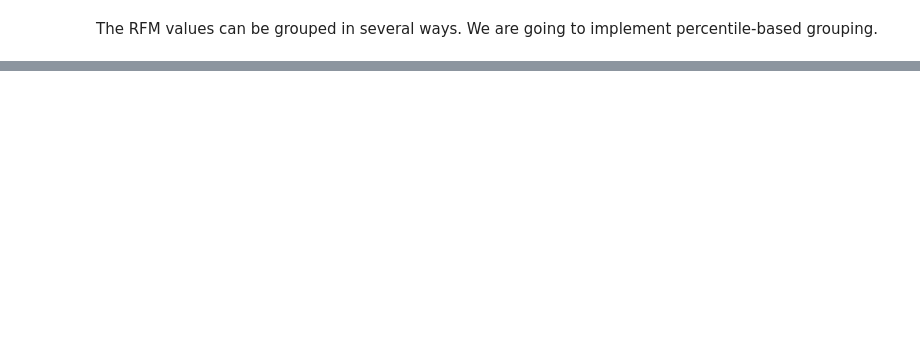
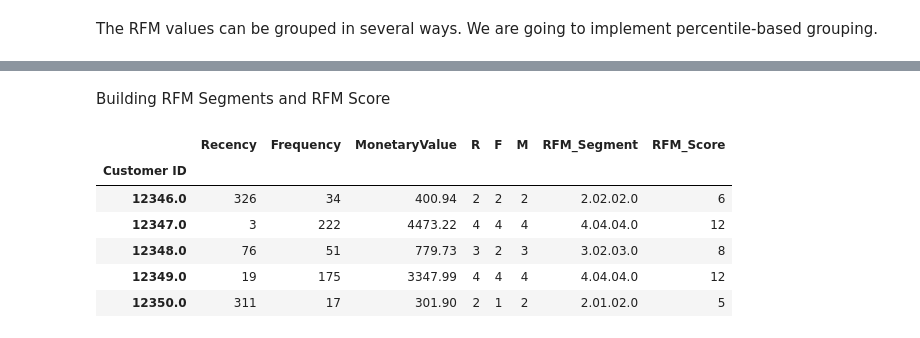
Before and after one commit to walethewave/Advanced-Retail-Analytics-Suite-Customer-Segmentation-Strategic-Insights, a Jupyter notebook: Retail.ipynb, the cells around one changed output, grey strips where cells are left out. Drawn from its saved outputs; the diff is of its cells as text; code cells hidden in the pictures; blank space fills up the shorter version.

```diff
--- a/Retail.ipynb
+++ b/Retail.ipynb
@@ -233,0 +312,2 @@ combined_df_capped.describe()
+# %% [markdown]
+Building RFM Segments and RFM Score
@@ -233,0 +346,10 @@ combined_df_capped.describe()
+# %%
+rfm.head()
+# %% [output]
+|  | Recency | Frequency | MonetaryValue | R | F | M | RFM_Segment | RFM_Score |
+| Customer ID |  |  |  |  |  |  |  |  |
+| 12346.0 | 326 | 34 | 400.94 | 2 | 2 | 2 | 2.02.02.0 | 6 |
+| 12347.0 | 3 | 222 | 4473.22 | 4 | 4 | 4 | 4.04.04.0 | 12 |
+| 12348.0 | 76 | 51 | 779.73 | 3 | 2 | 3 | 3.02.03.0 | 8 |
+| 12349.0 | 19 | 175 | 3347.99 | 4 | 4 | 4 | 4.04.04.0 | 12 |
+| 12350.0 | 311 | 17 | 301.90 | 2 | 1 | 2 | 2.01.02.0 | 5 |
```
Also changed, not shown: parts of 25 cells of this notebook.
